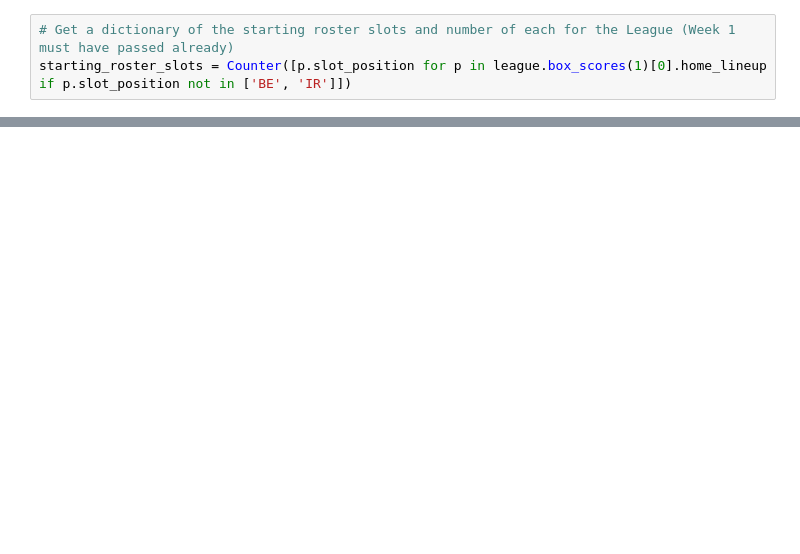
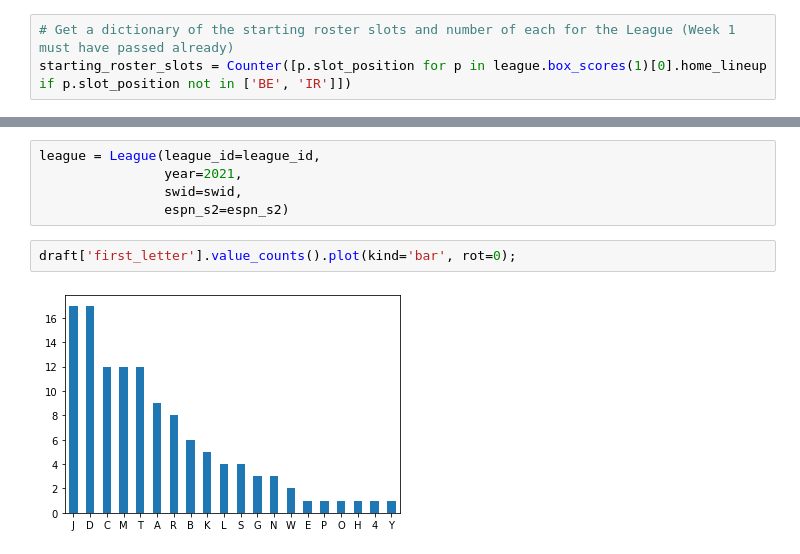
Before and after one commit to DesiPilla/espn-api-v3, a Jupyter notebook: code/new espn.ipynb, the cells around one changed output, grey strips where cells are left out. Cells and saved outputs as stored; diff of their text form; blank space fills up the shorter version.

```diff
--- a/code/new espn.ipynb
+++ b/code/new espn.ipynb
@@ -181,0 +452,9 @@ get_top_players(team, week, slot, num_players)
+# %%
+league = League(league_id=league_id,
+                year=2021,
+                swid=swid,
+                espn_s2=espn_s2)
+# %%
+draft['first_letter'].value_counts().plot(kind='bar', rot=0);
+# %% [output]
+[figure, added]
```
Also changed, not shown: parts of 39 cells of this notebook, 6 other files.
